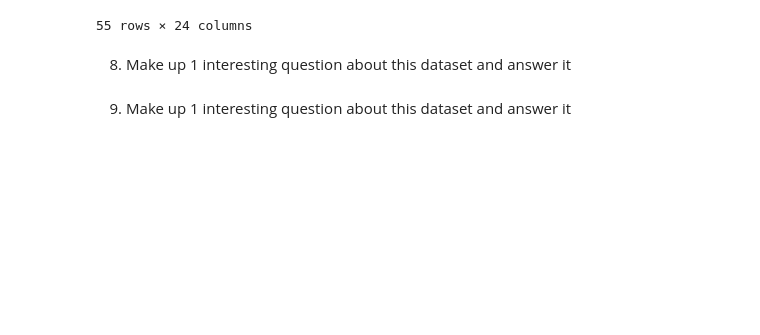
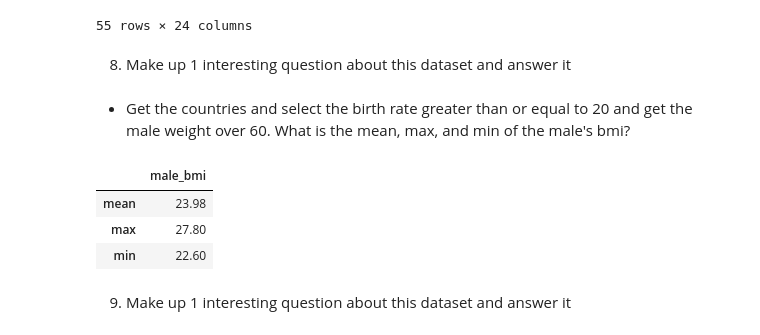
Before and after one commit to SheltonBlackwell/cis277-fa22-Lab4, a Jupyter notebook: Lab4.ipynb, the cells around one changed output. Saved outputs shown, nothing was run; the diff lists cells and outputs as text; code cells hidden in the pictures; blank space fills up the shorter version.

```diff
--- a/Lab4.ipynb
+++ b/Lab4.ipynb
@@ -245,5 +245,16 @@ all_together
 55 rows × 24 columns
 # %% [markdown]
 8. Make up 1 interesting question about this dataset and answer it
+# %% [markdown]
+- Get the countries and select the birth rate greater than or equal to 20 and get the male weight over 60. What is the mean, max, and min of the male's bmi?
+# %%
+all_together[(all_together["birth_rate"] >= 20) & (all_together["male_weight"] > 60)].agg({
+    'male_bmi': ['mean','max','min']
+})
+# %% [output]
+|  | male_bmi |
+| mean | 23.98 |
+| max | 27.80 |
+| min | 22.60 |
 # %% [markdown]
 9. Make up 1 interesting question about this dataset and answer it
```
Also changed, not shown: parts of 4 cells of this notebook.
